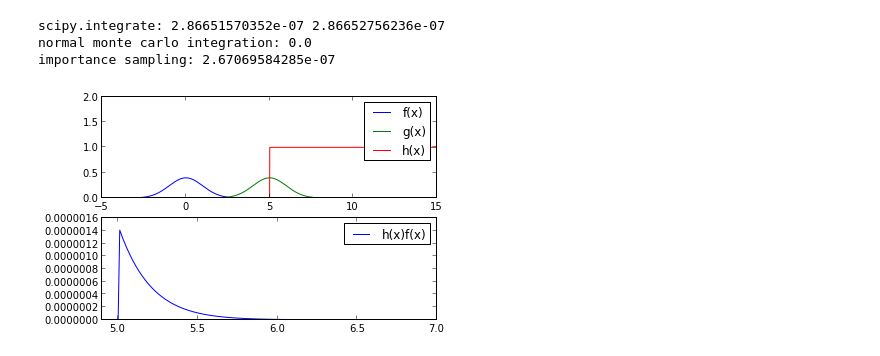
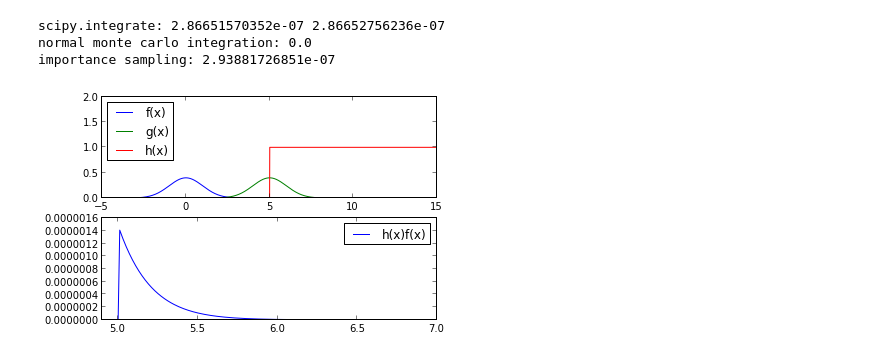
Before and after one commit to aidiary/PRML, a Jupyter notebook: ch11/importance_sampling.ipynb, the cells around one changed output. Cells and saved outputs as stored; diff of their text form; code cells hidden in the pictures.

```diff
--- a/ch11/importance_sampling.ipynb
+++ b/ch11/importance_sampling.ipynb
@@ -25,34 +25,34 @@ N = 1000
 # ほとんどのサンプルが5より小さい範囲からしか生成されない
 # つまり、h(x)が0となってしまう
 x = norm.rvs(size=N)
 I = np.mean(h(x))
 print "normal monte carlo integration:", I
 
 # 重点サンプリングの場合
 # 重点関数g(x)として平均が5にくる正規分布N(x|5,1)を使う
 g = norm(loc=5, scale=1).pdf
 x = norm(loc=5, scale=1).rvs(size=N)
 I = np.mean(f(x) / g(x) * h(x))
 print "importance sampling:", I
 
 # グラフ描画
 plt.subplot(211)
 ix = np.arange(-5, 15, 0.01)
 plt.plot(ix, f(ix), label="f(x)")
 plt.plot(ix, g(ix), label="g(x)")
 plt.plot(ix, h(ix), label="h(x)")
 plt.xlim((-5, 15))
 plt.ylim((0, 2))
-plt.legend()
+plt.legend(loc="best")
 
 # 被積分関数yの値がある部分をズームインして表示
 plt.subplot(212)
 plt.plot(ix, y(ix), label="h(x)f(x)")
 plt.xlim((4.9, 7))
-plt.legend()
+plt.legend(loc="best")
 plt.show()
 # %% [output]
 scipy.integrate: 2.86651570352e-07 2.86652756236e-07
 normal monte carlo integration: 0.0
-importance sampling: 2.67069584285e-07
+importance sampling: 2.93881726851e-07
-[figure, old version]
+[figure, new version]
```
Also changed, not shown: parts of 2 cells of this notebook.
